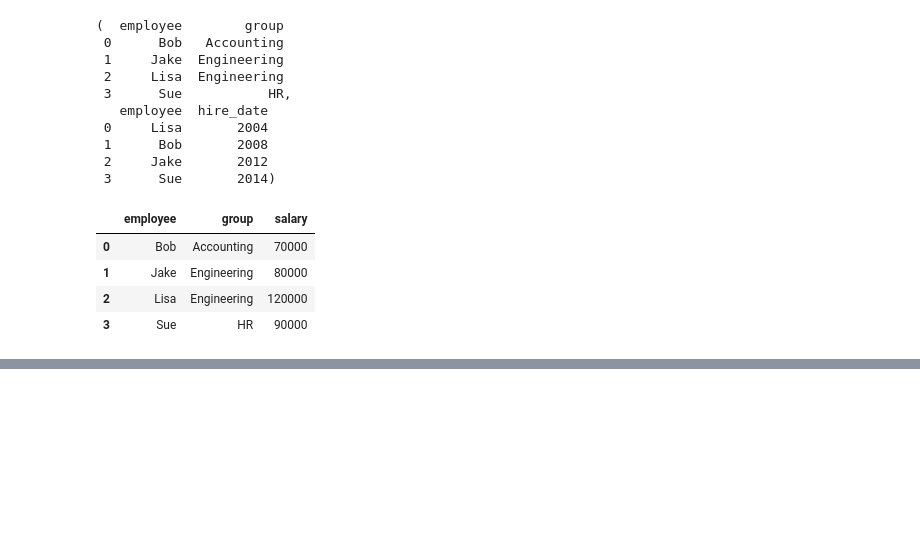
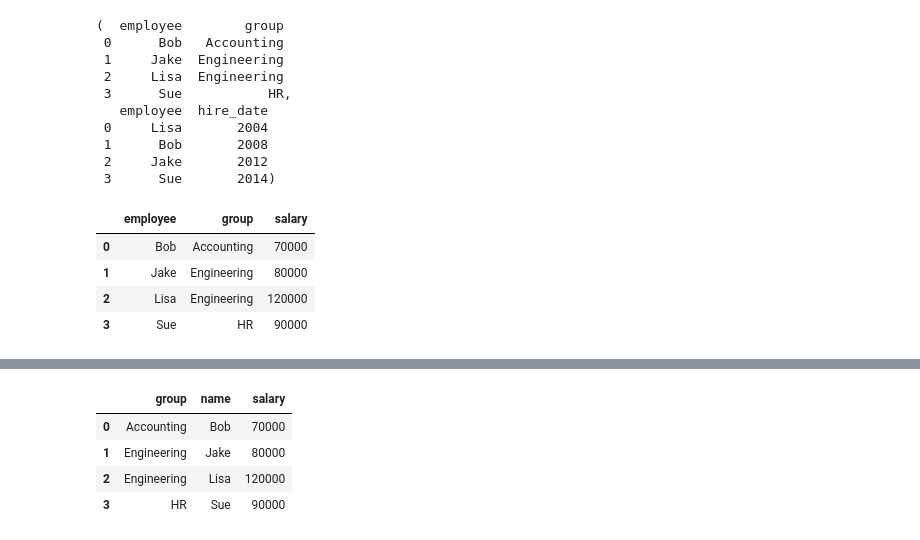
Before and after one commit to SoongMoo/shinhan2205, a Jupyter notebook: 4Day.ipynb, the cells around one changed output, grey strips where cells are left out. Drawn from its saved outputs; the diff is of its cells as text; code cells hidden in the pictures; blank space fills up the shorter version.

```diff
--- a/4Day.ipynb
+++ b/4Day.ipynb
@@ -686,3 +686,9 @@ df1.merge(df3,  left_on="employee", right_on="name").drop("name", axis=1)
 | 1 | Jake | Engineering | 80000 |
 | 2 | Lisa | Engineering | 120000 |
 | 3 | Sue | HR | 90000 |
+# %%
+df1a = df1.set_index('employee')
+df2a = df2.set_index('employee')
+df1a, df2a
+pd.merge(df1a, df2a, left_index=True, right_index=True)
+df1a.merge( df2a, left_index=True, right_index=True)
@@ -688,0 +702,9 @@ df1.merge(df3,  left_on="employee", right_on="name").drop("name", axis=1)
+# %%
+df1a, df3
+pd.merge(df1a, df3, left_index = True, right_on = 'name')
+# %% [output]
+|  | group | name | salary |
+| 0 | Accounting | Bob | 70000 |
+| 1 | Engineering | Jake | 80000 |
+| 2 | Engineering | Lisa | 120000 |
+| 3 | HR | Sue | 90000 |
```
Also changed, not shown: parts of 1 cell of this notebook.
